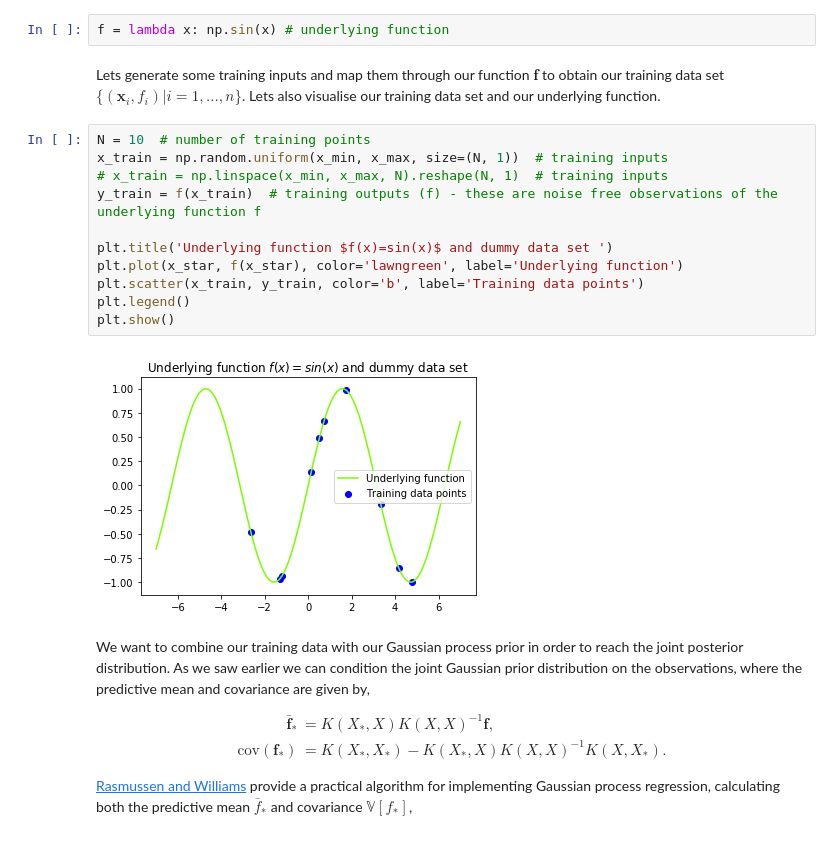
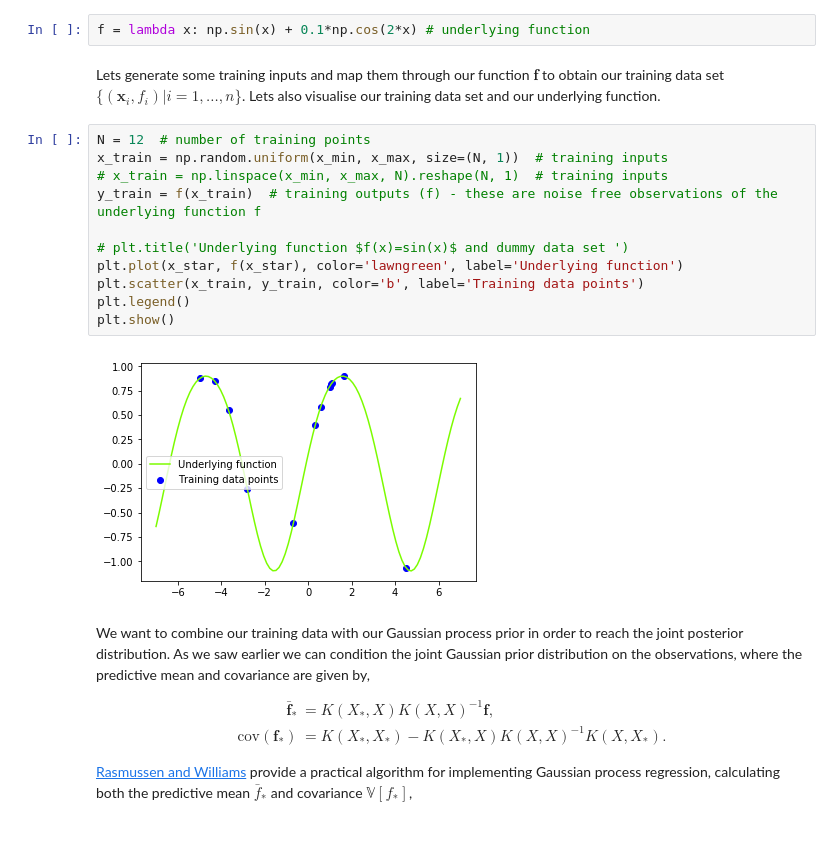
Before and after one commit to aidanscannell/probabilistic-modelling, a Jupyter notebook: notebooks/gaussian-process-regression.ipynb, the cells around one changed output. Saved outputs shown, nothing was run; the diff lists cells and outputs as text.

```diff
--- a/notebooks/gaussian-process-regression.ipynb
+++ b/notebooks/gaussian-process-regression.ipynb
@@ -156,22 +173,22 @@ Function values can be sampled from this joint posterior distribution.
 # %% [markdown]
 Lets now create the underlying function that we are trying to recover (the sine function).
 # %%
-f = lambda x: np.sin(x) # underlying function
+f = lambda x: np.sin(x) + 0.1*np.cos(2*x) # underlying function
 # %% [markdown]
 Lets generate some training inputs and map them through our function $\mathbf{f}$ to obtain our training data set $\{(\mathbf{x}_i, f_i) | i = 1,...,n \}$. Lets also visualise our training data set and our underlying function.
 # %%
-N = 10  # number of training points
+N = 12  # number of training points
 x_train = np.random.uniform(x_min, x_max, size=(N, 1))  # training inputs
 # x_train = np.linspace(x_min, x_max, N).reshape(N, 1)  # training inputs
 y_train = f(x_train)  # training outputs (f) - these are noise free observations of the underlying function f
 
-plt.title('Underlying function $f(x)=sin(x)$ and dummy data set ')
+# plt.title('Underlying function $f(x)=sin(x)$ and dummy data set ')
 plt.plot(x_star, f(x_star), color='lawngreen', label='Underlying function')
 plt.scatter(x_train, y_train, color='b', label='Training data points')
 plt.legend()
 plt.show()
 # %% [output]
-[figure, old version]
+[figure, new version]
 # %% [markdown]
 We want to combine our training data with our Gaussian process prior in order to reach the joint posterior distribution. As we saw earlier we can condition the joint Gaussian prior distribution on the observations, where the predictive mean and covariance are given by,
 
```
Also changed, not shown: parts of 48 cells of this notebook.
